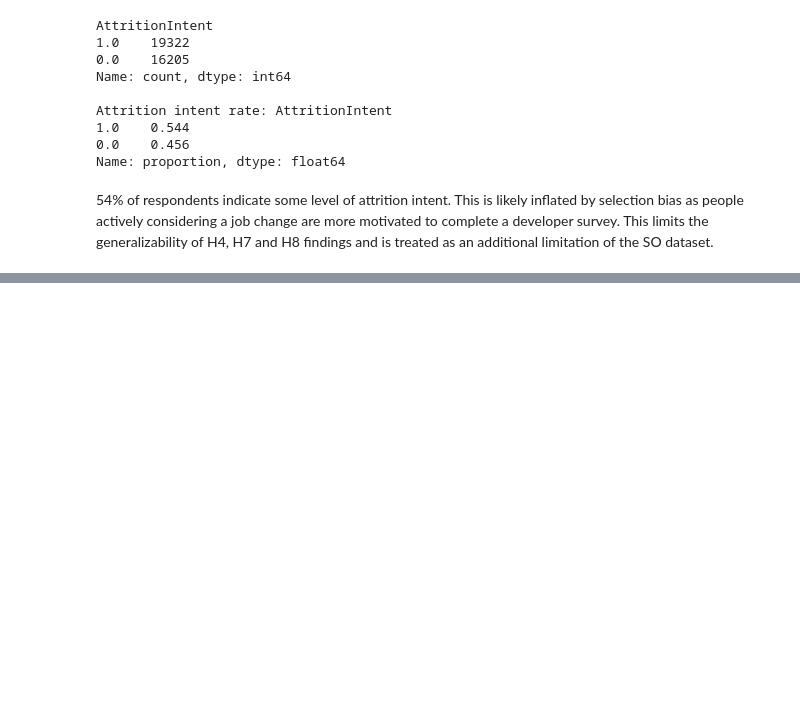
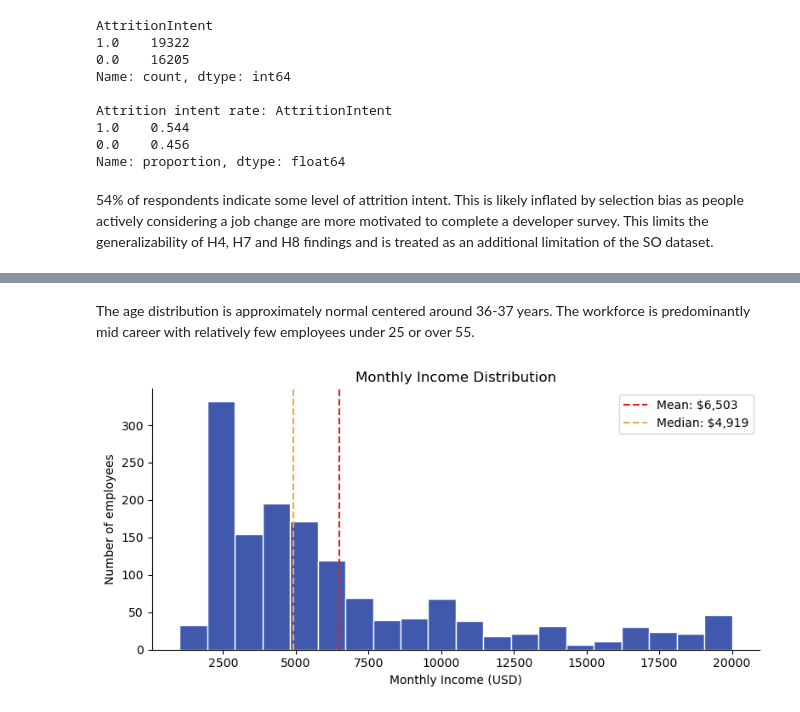
Before and after one commit to amanova1/why-employees-leave, a Jupyter notebook: why_employees_leave.ipynb, the cells around one changed output, grey strips where cells are left out. Saved outputs shown, nothing was run; the diff lists cells and outputs as text; code cells hidden in the pictures; blank space fills up the shorter version.

```diff
--- a/why_employees_leave.ipynb
+++ b/why_employees_leave.ipynb
@@ -343,0 +405,20 @@ Name: proportion, dtype: float64
+# %% [markdown]
+The age distribution is approximately normal centered around 36-37 years. The workforce is predominantly mid career with relatively few employees under 25 or over 55.
+# %%
+fig, ax = plt.subplots(figsize=(8, 4))
+
+ax.hist(hr_data['MonthlyIncome'], bins=20, color='#4059AD', edgecolor='white')
+ax.axvline(hr_data['MonthlyIncome'].mean(), color='#D62828', linestyle='--', label=f"Mean: ${hr_data['MonthlyIncome'].mean():,.0f}")
+ax.axvline(hr_data['MonthlyIncome'].median(), color='#F2A65A', linestyle='--', label=f"Median: ${hr_data['MonthlyIncome'].median():,.0f}")
+
+ax.set_title('Monthly Income Distribution')
+ax.set_xlabel('Monthly Income (USD)')
+ax.set_ylabel('Number of employees')
+ax.spines['top'].set_visible(False)
+ax.spines['right'].set_visible(False)
+ax.legend()
+
+plt.tight_layout()
+plt.show()
+# %% [output]
+[figure, added]
```
Also changed, not shown: parts of 10 cells of this notebook.
